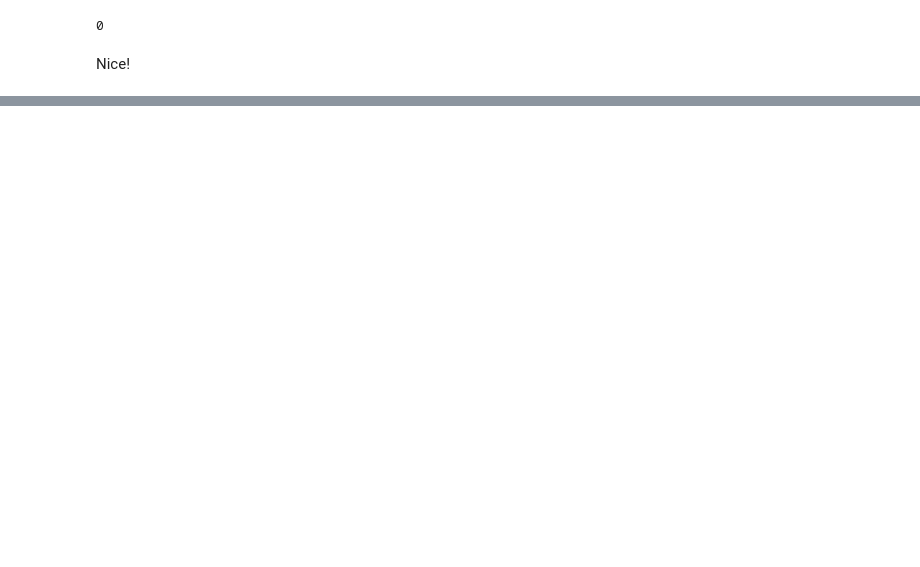
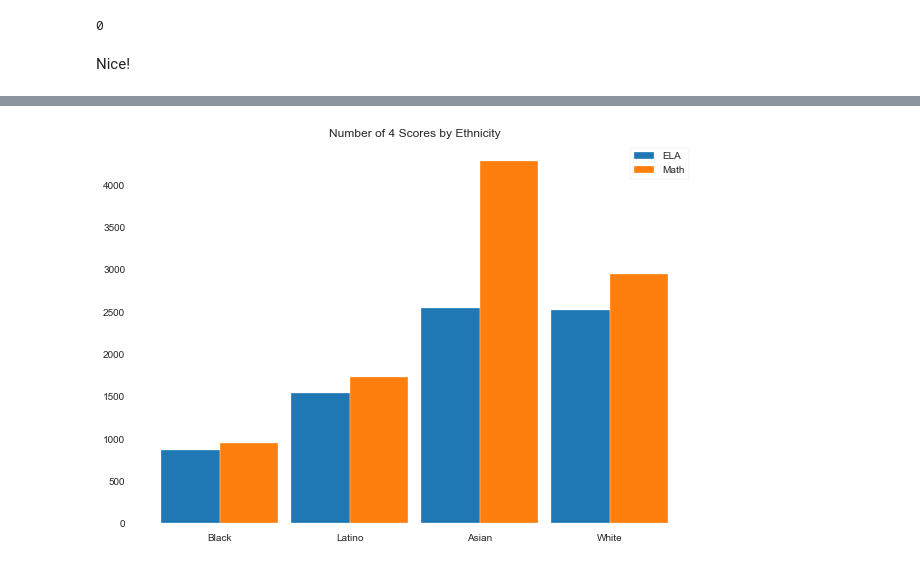
Before and after one commit to dj-m/CapstoneTwo, a Jupyter notebook: notebooks/CapstoneTwo_PredictingHighSchoolAdmissionsOffers.ipynb, the cells around one changed output, grey strips where cells are left out. Drawn from its saved outputs; the diff is of its cells as text; code cells hidden in the pictures; blank space fills up the shorter version.

Commit message:
Built bar graoh for ELA and Math 4 scores

```diff
--- a/notebooks/CapstoneTwo_PredictingHighSchoolAdmissionsOffers.ipynb
+++ b/notebooks/CapstoneTwo_PredictingHighSchoolAdmissionsOffers.ipynb
@@ -211,0 +258,18 @@ Nice!
+# %%
+#subsetting df_explorer data for just the 7th graders
+df_ela = df_explorer.iloc[:,121:131]
+df_math = df_explorer.iloc[:,131:141]
+# %%
+ethnicity = ['Black','Latino','Asian','White']
+df_ela_totals = pd.DataFrame({'ethnicity':ethnicity,'totals':[i for i in df_ela.iloc[:,3:7].sum()]})
+df_math_totals = pd.DataFrame({'ethnicity':ethnicity,'totals':[i for i in df_math.iloc[:,3:7].sum()]})
+# %%
+_ = plt.figure(figsize = (10,7))
+_ = plt.title('Number of 4 Scores by Ethnicity')
+w = 0.45
+ela_bar = plt.bar(np.arange(len(df_ela_totals)), df_ela_totals.totals, width = w, align = 'center', label = 'ELA')
+math_bar = plt.bar(np.arange(len(df_ela_totals))+w, df_math_totals.totals, width = w, align = 'center', label = 'Math')
+_ = plt.xticks(np.arange(4)+0.225, ethnicity)
+_ = plt.legend(handles=[ela_bar,math_bar], loc = 'upper right')
+# %% [output]
+[figure, added]
```
Also changed, not shown: parts of 5 cells of this notebook.
